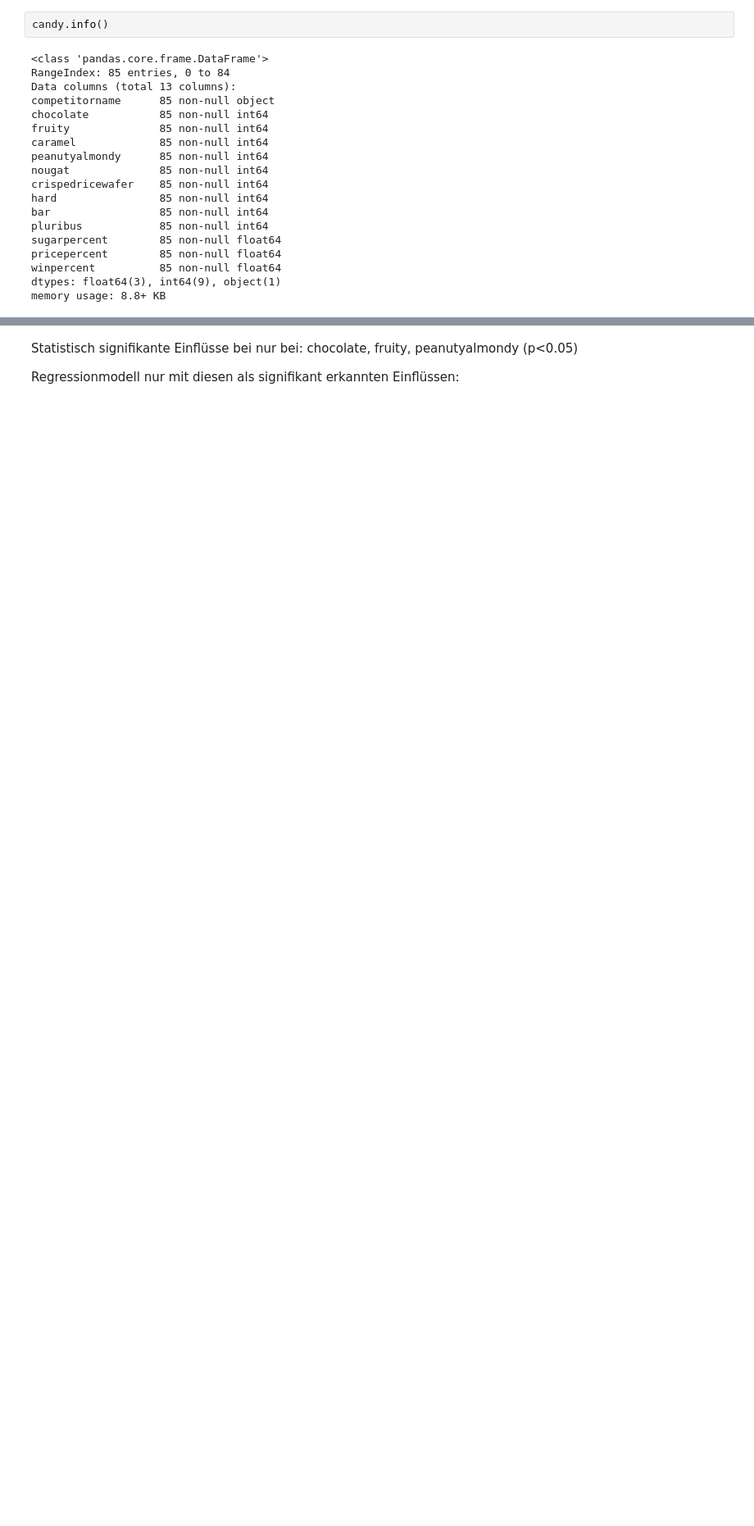
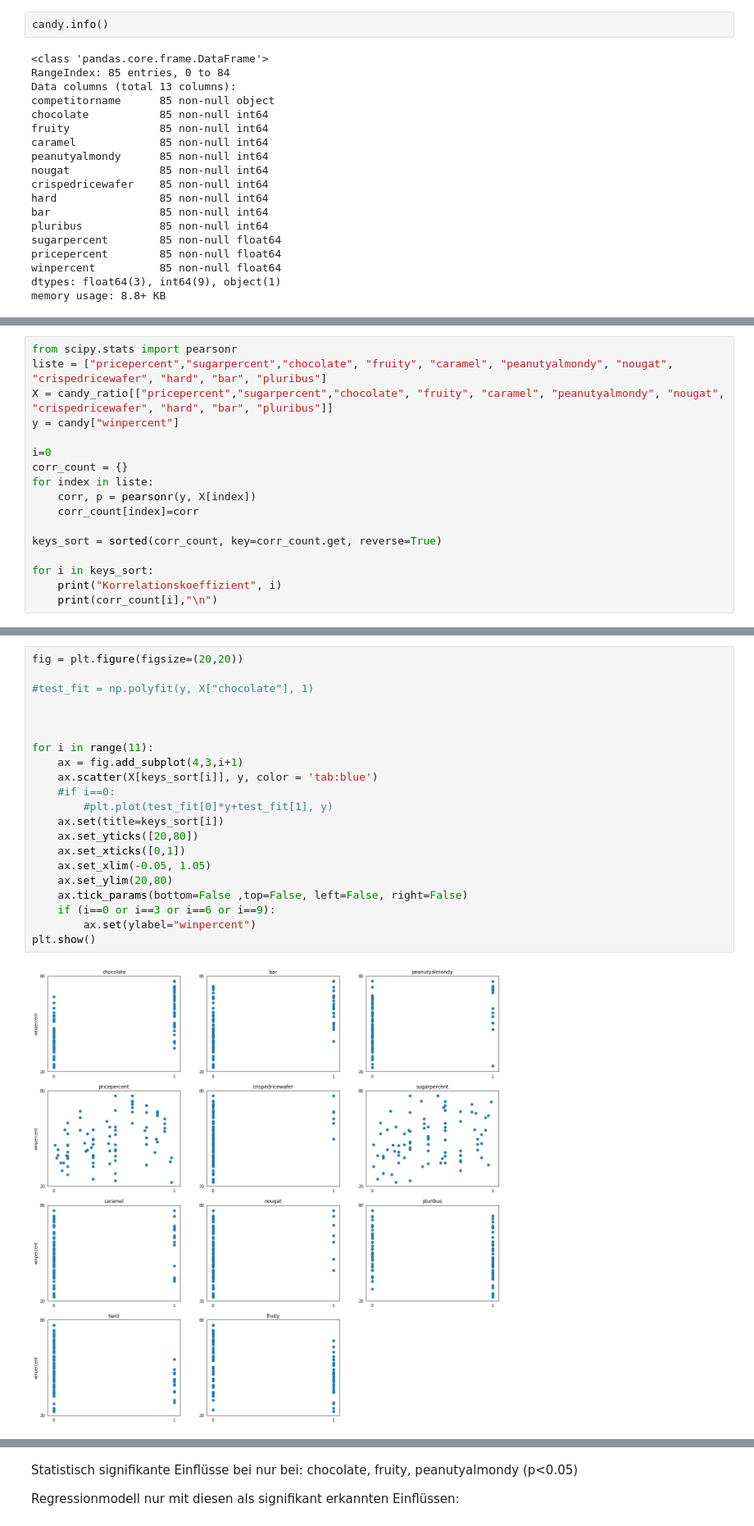
Before and after one commit to rean6690/Case-Study, a Jupyter notebook: Case Study.ipynb, the cells around one changed output, grey strips where cells are left out. Shown at 82% size. Drawn from its saved outputs; the diff is of its cells as text; blank space fills up the shorter version.

```diff
--- a/Case Study.ipynb
+++ b/Case Study.ipynb
@@ -148,0 +135,17 @@ Coef.: [ 0.         19.90579455 10.26773158  3.38428178 10.14101727  2.41625176
+# %%
+from scipy.stats import pearsonr
+liste = ["pricepercent","sugarpercent","chocolate", "fruity", "caramel", "peanutyalmondy", "nougat", "crispedricewafer", "hard", "bar", "pluribus"]
+X = candy_ratio[["pricepercent","sugarpercent","chocolate", "fruity", "caramel", "peanutyalmondy", "nougat", "crispedricewafer", "hard", "bar", "pluribus"]]
+y = candy["winpercent"]
+
+i=0
+corr_count = {}
+for index in liste:
+    corr, p = pearsonr(y, X[index])
+    corr_count[index]=corr
+
+keys_sort = sorted(corr_count, key=corr_count.get, reverse=True)
+
+for i in keys_sort:
+    print("Korrelationskoeffizient", i)
+    print(corr_count[i],"\n")
@@ -148,0 +170,23 @@ Coef.: [ 0.         19.90579455 10.26773158  3.38428178 10.14101727  2.41625176
+# %%
+fig = plt.figure(figsize=(20,20))
+
+#test_fit = np.polyfit(y, X["chocolate"], 1)
+
+
+
+for i in range(11):
+    ax = fig.add_subplot(4,3,i+1)
+    ax.scatter(X[keys_sort[i]], y, color = 'tab:blue')
+    #if i==0:
+        #plt.plot(test_fit[0]*y+test_fit[1], y)
+    ax.set(title=keys_sort[i])
+    ax.set_yticks([20,80])
+    ax.set_xticks([0,1])
+    ax.set_xlim(-0.05, 1.05)
+    ax.set_ylim(20,80)
+    ax.tick_params(bottom=False ,top=False, left=False, right=False)
+    if (i==0 or i==3 or i==6 or i==9):
+        ax.set(ylabel="winpercent")
+plt.show()
+# %% [output]
+[figure, added]
```
Also changed, not shown: parts of 25 cells of this notebook.
